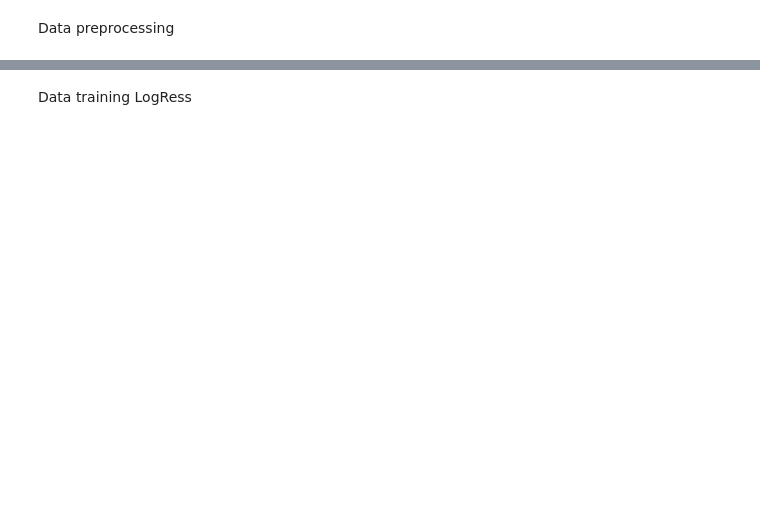
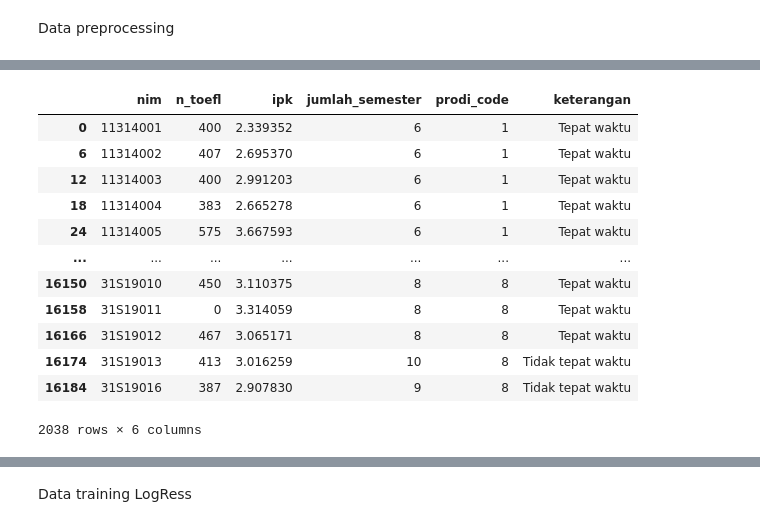
Before and after one commit to luthfidhani/prediksi-kelulusan-mahasiswa, a Jupyter notebook: training.ipynb, the cells around one changed output, grey strips where cells are left out. Drawn from its saved outputs; the diff is of its cells as text; code cells hidden in the pictures; blank space fills up the shorter version.

```diff
--- a/training.ipynb
+++ b/training.ipynb
@@ -91,0 +112,41 @@ See the caveats in the documentation: https://pandas.pydata.org/pandas-docs/stab
+# %%
+# Menghitung IPK untuk setiap nim
+ipk_per_nim = nilai_toefl.groupby('nim')['NilaiSem'].mean()
+nilai_toefl["ipk"] = nilai_toefl.groupby('nim')['NilaiSem'].transform("mean")
+
+# # Menghitung jumlah semester untuk setiap nim
+nilai_toefl["jumlah_semester"] = nilai_toefl.groupby('nim')['nim'].transform("count")
+
+nilai_toefl["prodi_code"] = nilai_toefl["Prodi"].astype(str).map(get_kode_prodi(prodi))
+nilai_toefl["prodi_jenjang"] = nilai_toefl["Prodi"].astype(str).map(get_jenjang_prodi(prodi))
+
+
+# # Bikin class sendiri. 0 = tidak tepat waktu, "1" = tepat waktu
+nilai_toefl["keterangan"] = "Tidak tepat waktu"
+
+# Kondisi untuk S1
+nilai_toefl.loc[(nilai_toefl["prodi_jenjang"] == "S1") & (nilai_toefl["jumlah_semester"] <= 8), "keterangan"] = "Tepat waktu"
+
+# Kondisi untuk D4
+nilai_toefl.loc[(nilai_toefl["prodi_jenjang"] == "D4") & (nilai_toefl["jumlah_semester"] <= 8), "keterangan"] = "Tepat waktu"
+
+# Kondisi untuk D3
+nilai_toefl.loc[(nilai_toefl["prodi_jenjang"] == "D3") & (nilai_toefl["jumlah_semester"] <= 6), "keterangan"] = "Tepat waktu"
+
+score_df = nilai_toefl.drop_duplicates("nim")
+score_df = score_df[["nim", "n_toefl", "ipk", "jumlah_semester", "prodi_code", "keterangan"]]
+score_df
+# %% [output]
+|  | nim | n_toefl | ipk | jumlah_semester | prodi_code | keterangan |
+| 0 | 11314001 | 400 | 2.339352 | 6 | 1 | Tepat waktu |
+| 6 | 11314002 | 407 | 2.695370 | 6 | 1 | Tepat waktu |
+| 12 | 11314003 | 400 | 2.991203 | 6 | 1 | Tepat waktu |
+| 18 | 11314004 | 383 | 2.665278 | 6 | 1 | Tepat waktu |
+| 24 | 11314005 | 575 | 3.667593 | 6 | 1 | Tepat waktu |
+| ... | ... | ... | ... | ... | ... | ... |
+| 16150 | 31S19010 | 450 | 3.110375 | 8 | 8 | Tepat waktu |
+| 16158 | 31S19011 | 0 | 3.314059 | 8 | 8 | Tepat waktu |
+| 16166 | 31S19012 | 467 | 3.065171 | 8 | 8 | Tepat waktu |
+| 16174 | 31S19013 | 413 | 3.016259 | 10 | 8 | Tidak tepat waktu |
+| 16184 | 31S19016 | 387 | 2.907830 | 9 | 8 | Tidak tepat waktu |
+2038 rows × 6 columns
```
Also changed, not shown: parts of 12 cells of this notebook, 11 other files.
